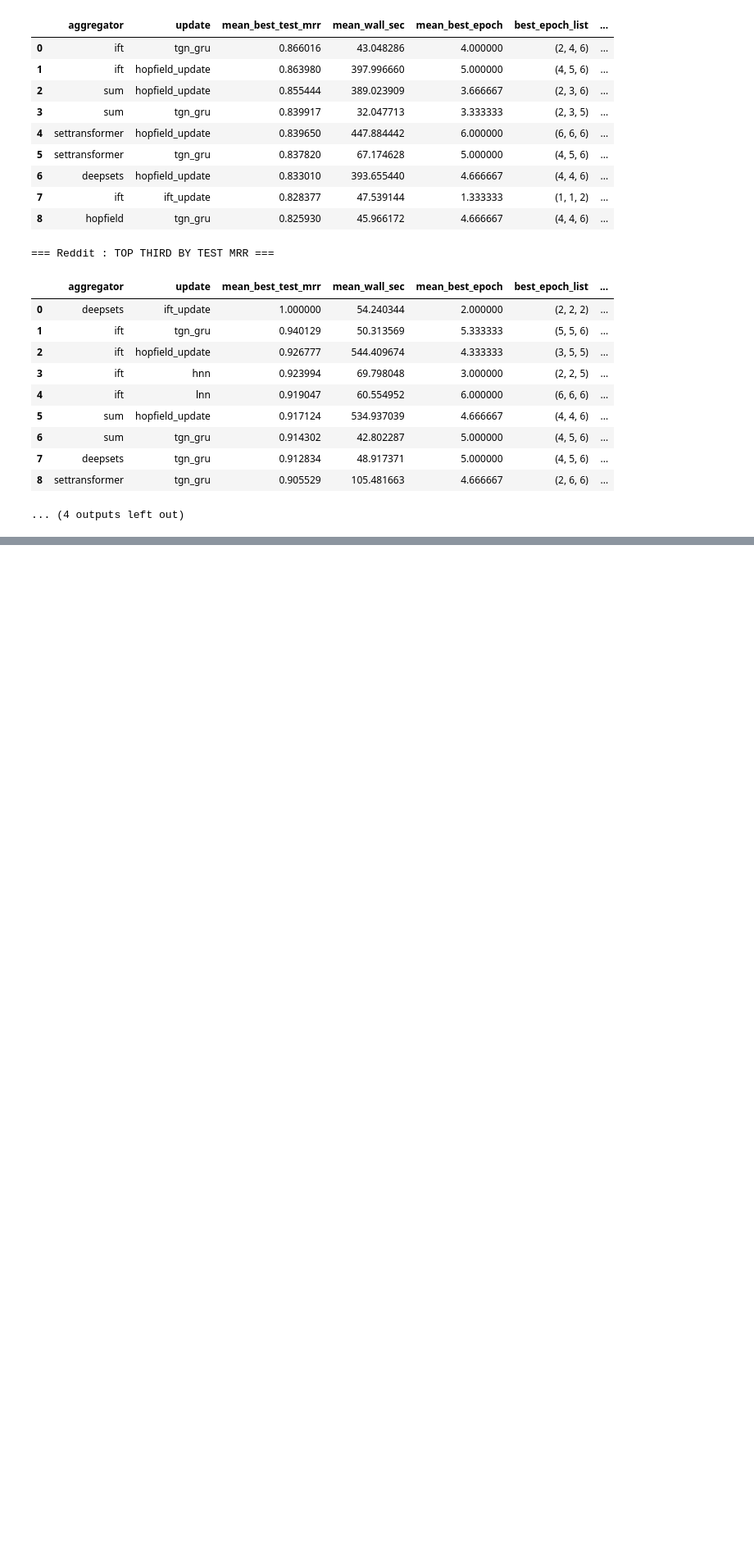
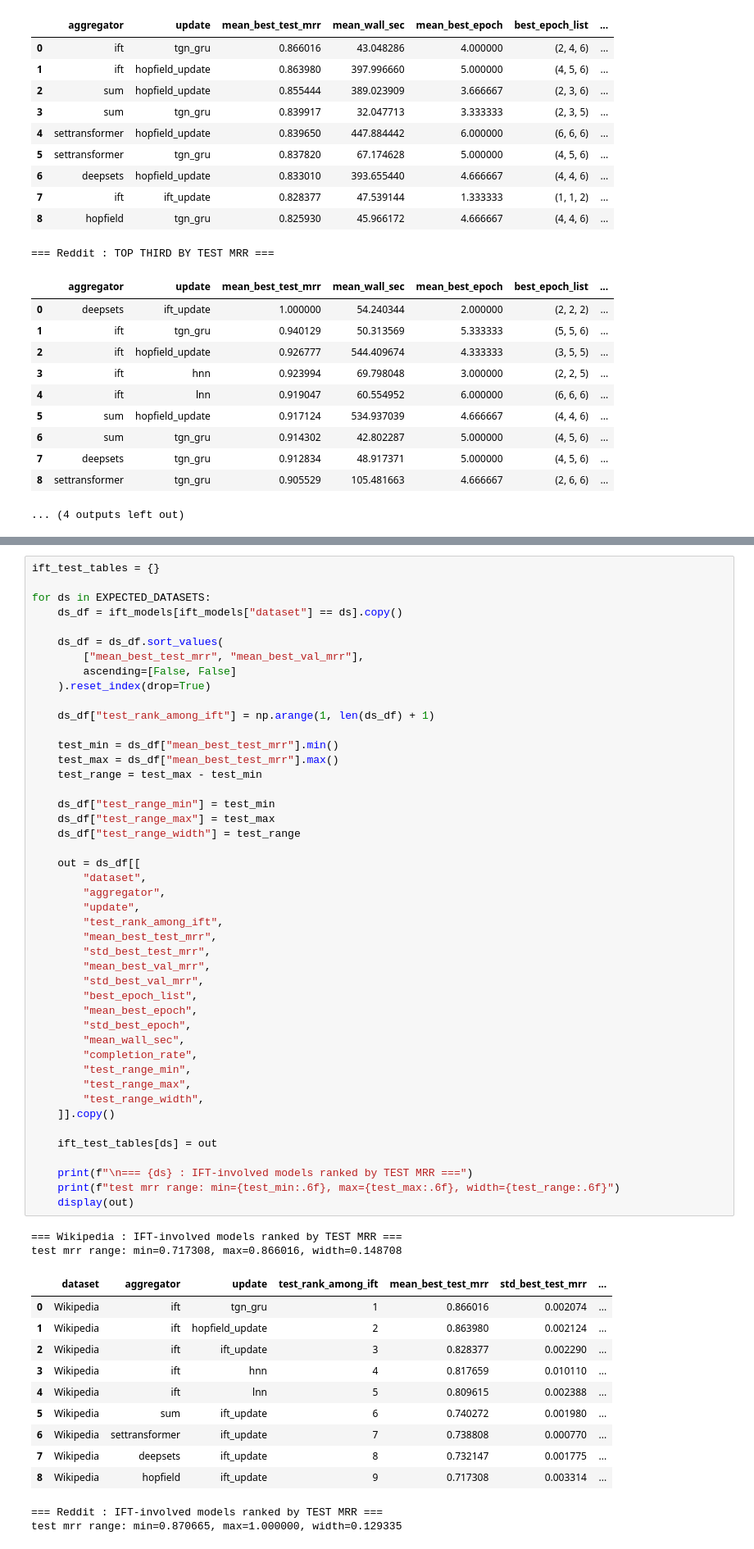
Before and after one commit to tweninger/fnn, a Jupyter notebook: interactiondynamics/analysis/json_analysis.ipynb, the cells around one changed output, grey strips where cells are left out. Shown at 82% size. Cells and saved outputs as stored; diff of their text form; blank space fills up the shorter version.

```diff
--- a/interactiondynamics/analysis/json_analysis.ipynb
+++ b/interactiondynamics/analysis/json_analysis.ipynb
@@ -1210,0 +1314,60 @@ for ds in EXPECTED_DATASETS:
+# %%
+ift_test_tables = {}
+
+for ds in EXPECTED_DATASETS:
+    ds_df = ift_models[ift_models["dataset"] == ds].copy()
+
+    ds_df = ds_df.sort_values(
+        ["mean_best_test_mrr", "mean_best_val_mrr"],
+        ascending=[False, False]
+    ).reset_index(drop=True)
+
+    ds_df["test_rank_among_ift"] = np.arange(1, len(ds_df) + 1)
+
+    test_min = ds_df["mean_best_test_mrr"].min()
+    test_max = ds_df["mean_best_test_mrr"].max()
+    test_range = test_max - test_min
+
+    ds_df["test_range_min"] = test_min
+    ds_df["test_range_max"] = test_max
+    ds_df["test_range_width"] = test_range
+
+    out = ds_df[[
+        "dataset",
+        "aggregator",
+        "update",
+        "test_rank_among_ift",
+        "mean_best_test_mrr",
+        "std_best_test_mrr",
+        "mean_best_val_mrr",
+        "std_best_val_mrr",
+        "best_epoch_list",
+        "mean_best_epoch",
+        "std_best_epoch",
+        "mean_wall_sec",
+        "completion_rate",
+        "test_range_min",
+        "test_range_max",
+        "test_range_width",
+    ]].copy()
+
+    ift_test_tables[ds] = out
+
+    print(f"\n=== {ds} : IFT-involved models ranked by TEST MRR ===")
+    print(f"test mrr range: min={test_min:.6f}, max={test_max:.6f}, width={test_range:.6f}")
+    display(out)
+# %% [output]
+=== Wikipedia : IFT-involved models ranked by TEST MRR ===
+test mrr range: min=0.717308, max=0.866016, width=0.148708
+|  | dataset | aggregator | update | test_rank_among_ift | mean_best_test_mrr | std_best_test_mrr | ... |
+| 0 | Wikipedia | ift | tgn_gru | 1 | 0.866016 | 0.002074 | ... |
+| 1 | Wikipedia | ift | hopfield_update | 2 | 0.863980 | 0.002124 | ... |
+| 2 | Wikipedia | ift | ift_update | 3 | 0.828377 | 0.002290 | ... |
+| 3 | Wikipedia | ift | hnn | 4 | 0.817659 | 0.010110 | ... |
+| 4 | Wikipedia | ift | lnn | 5 | 0.809615 | 0.002388 | ... |
+| 5 | Wikipedia | sum | ift_update | 6 | 0.740272 | 0.001980 | ... |
+| 6 | Wikipedia | settransformer | ift_update | 7 | 0.738808 | 0.000770 | ... |
+| 7 | Wikipedia | deepsets | ift_update | 8 | 0.732147 | 0.001775 | ... |
+| 8 | Wikipedia | hopfield | ift_update | 9 | 0.717308 | 0.003314 | ... |
+=== Reddit : IFT-involved models ranked by TEST MRR ===
+test mrr range: min=0.870665, max=1.000000, width=0.129335
```
Also changed, not shown: parts of 5 cells of this notebook.
